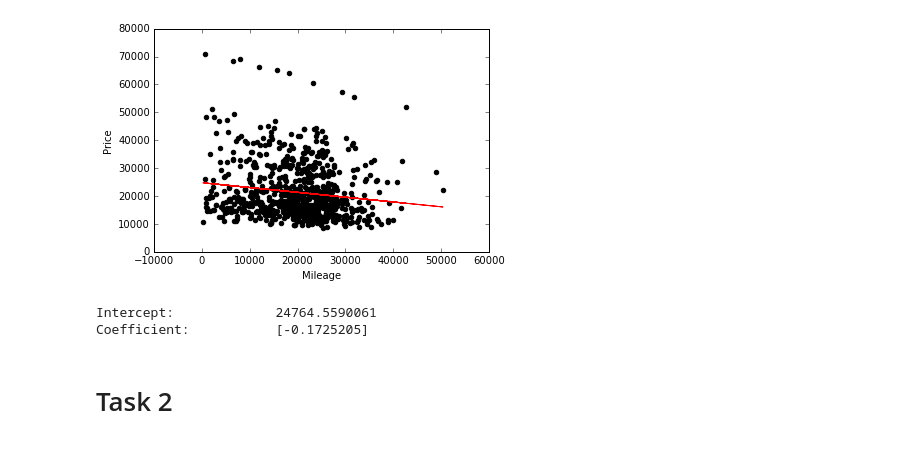
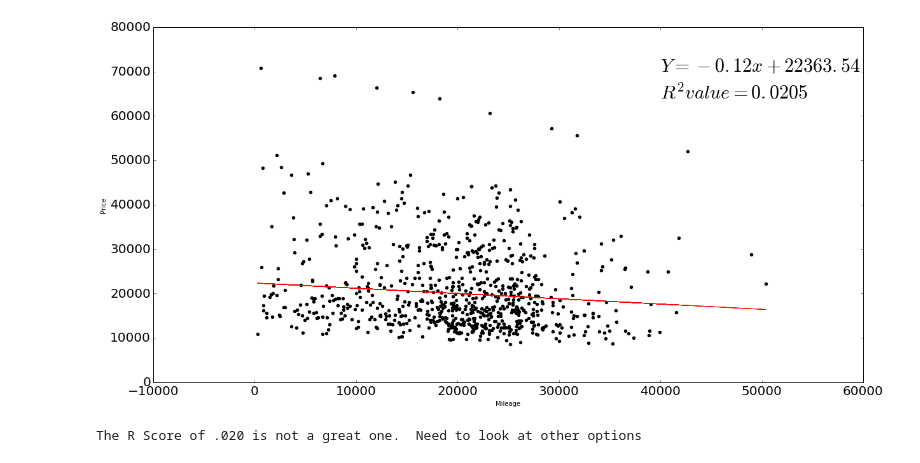
Before and after one commit to richardtbrownjr/car-worth-linear-regression, a Jupyter notebook: car-worth.ipynb, the cells around one changed output. Cells and saved outputs as stored; diff of their text form; code cells hidden in the pictures.

Commit message:
update R score

```diff
--- a/car-worth.ipynb
+++ b/car-worth.ipynb
@@ -16,26 +21,25 @@ df = pd.read_csv("car_data.csv")
 # %%
 #print(type(df))
 #print(df)
-xPrice = df["Price"]
+xPrice = df[["Price"]]
 yMileage = df[["Mileage"]]
 
 regr = LinearRegression()
-regr.fit(yMileage, xPrice)
+regr.fit(xPrice, yMileage)
+fig, ax = plt.subplots(figsize=(20, 10))
+plt.xticks(fontsize = 20)
+plt.yticks(fontsize = 20)
 plt.scatter(yMileage, xPrice, color='black')
 plt.plot(yMileage, regr.predict(yMileage), color='red')
+plt.text(40000, 70000, '$Y = %.2fx + %.2f$' % (regr.coef_, regr.intercept_), fontsize=30)
+plt.text(40000, 64000, '$R^2 value = %.4f$'% regr.score(xPrice, yMileage), fontsize=30)
 plt.ylabel("Price")
+plt.xlabel('Mileage')
 
-plt.xlabel('Mileage')
 plt.show()
 # %% [output]
-[figure, old version]
+[figure, new version]
-# %%
-# print intercept and coefficients and RScore
-#print('RScore', regr.score(xPrice, yMileage))
-print('Intercept:            ', regr.intercept_)
-print('Coefficient:          ', regr.coef_)
-# %% [output]
-Intercept:             24764.5590061
-Coefficient:           [-0.1725205]
-# %% [markdown]
-# Task 2
+# %%
+print('The R Score of .020 is not a great one.  Need to look at other options ')
+# %% [output]
+The R Score of .020 is not a great one.  Need to look at other options
```
Also changed, not shown: parts of 10 cells of this notebook.
